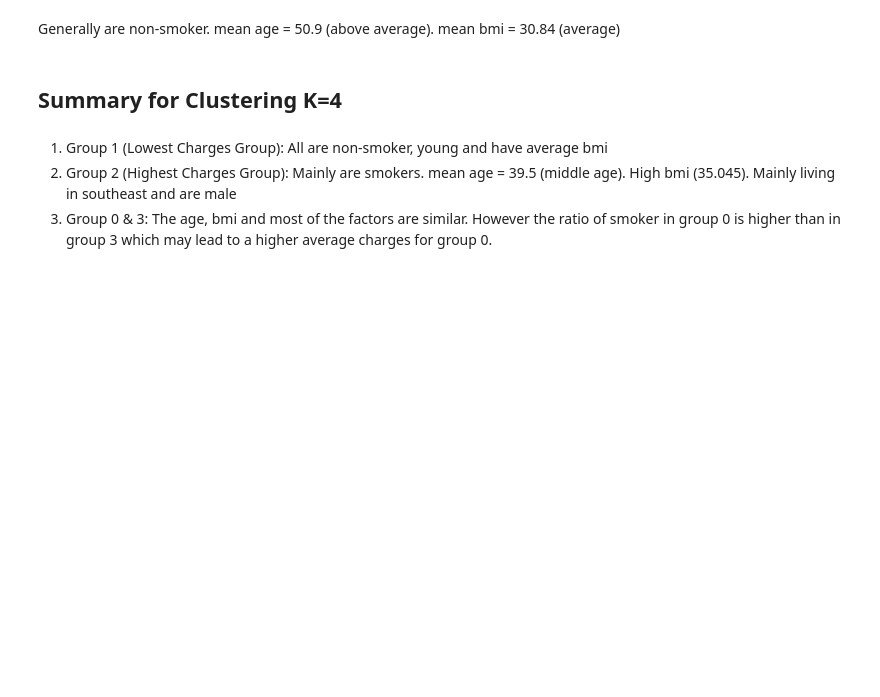
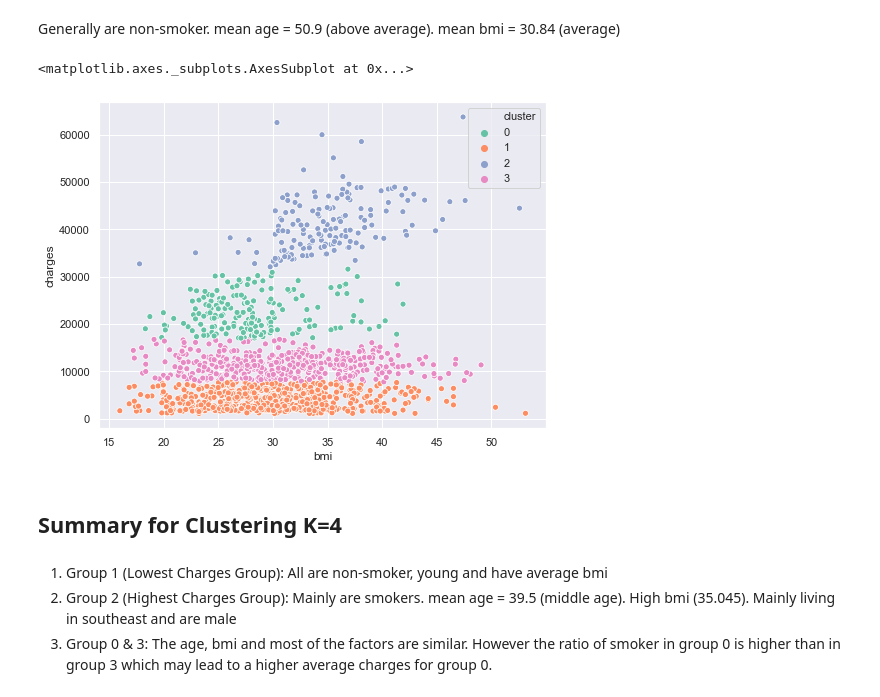
Before and after one commit to rockyclh/US-Insurance-Charges, a Jupyter notebook: US Medical Insurance Cost.ipynb, the cells around one changed output. Drawn from its saved outputs; the diff is of its cells as text; code cells hidden in the pictures; blank space fills up the shorter version.

```diff
--- a/US Medical Insurance Cost.ipynb
+++ b/US Medical Insurance Cost.ipynb
@@ -388,5 +389,5 @@ NameError: name 'KMeans' is not defined
 # %%
 # combine the cluster result with the origional data set
-y_pred = pd.DataFrame(y_pred, columns={'y_pred'})
+y_pred = pd.DataFrame(y_pred, columns={'cluster'})
 insurance_cost_insight = pd.concat([insurance_cost, y_pred], axis=1)
 insurance_cost_insight.head()
@@ -431,7 +526,11 @@ print(insurance_cost_insight['region'][insurance_cost_insight['y_pred'] == 3].va
 # %% [markdown]
 Generally are non-smoker. mean age = 50.9 (above average). mean bmi = 30.84 (average)
 # %%
-sns.scatterplot(x='bmi', y='charges', hue='y_pred', data=insurance_cost_insight, palette="Set2")
+sns.set(rc={'figure.figsize':(8, 6)})
+sns.scatterplot(x='bmi', y='charges', hue='cluster', data=insurance_cost_insight, palette="Set2")
+# %% [output]
+<matplotlib.axes._subplots.AxesSubplot at 0x...>
+[figure, added]
 # %% [markdown]
 ## Summary for Clustering K=4
 # %% [markdown]
```
Also changed, not shown: parts of 58 cells of this notebook.
